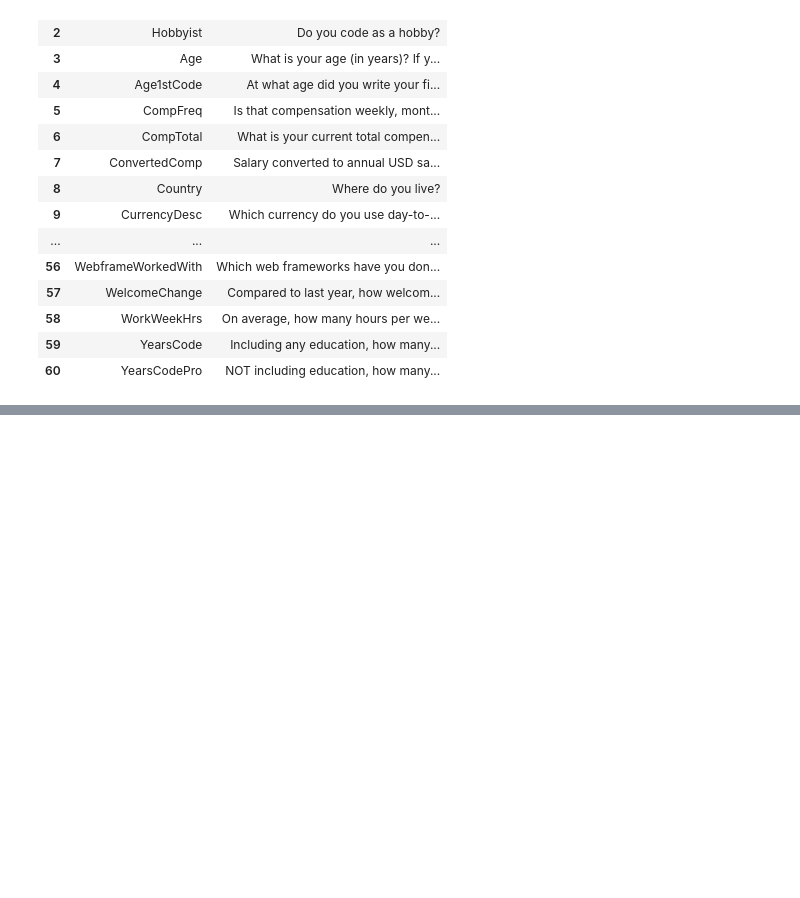
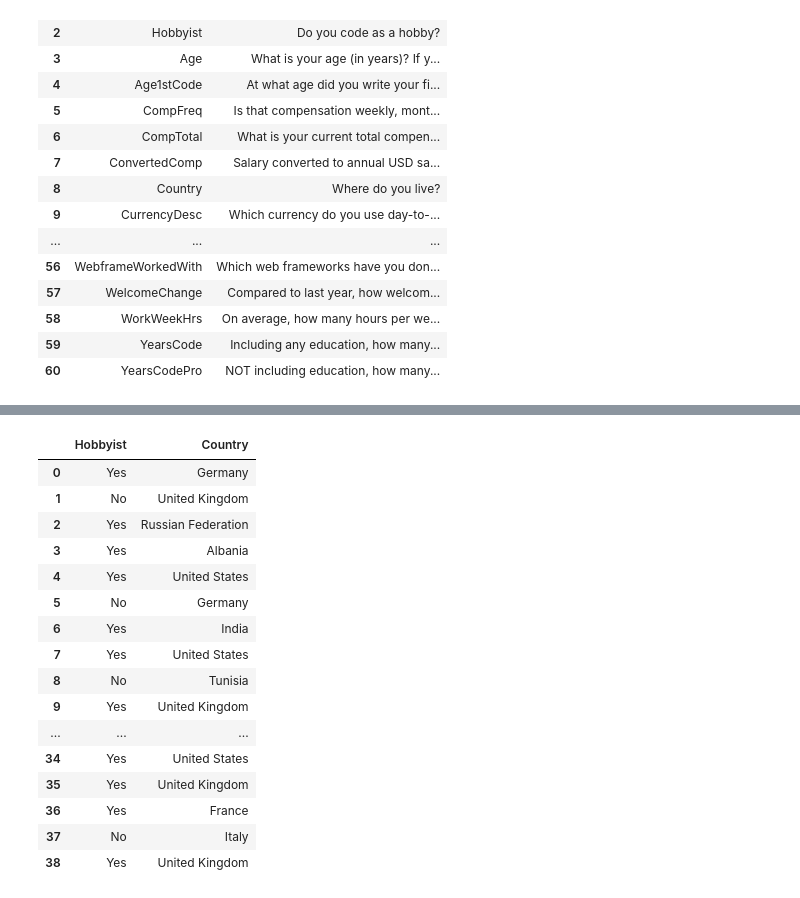
Before and after one commit to JefersonMelo/22-Banco, a Jupyter notebook: 03-Pandas/panda.ipynb, the cells around one changed output, grey strips where cells are left out. Saved outputs shown, nothing was run; the diff lists cells and outputs as text; code cells hidden in the pictures; blank space fills up the shorter version.

```diff
--- a/03-Pandas/panda.ipynb
+++ b/03-Pandas/panda.ipynb
@@ -62,0 +162,20 @@ schema_df
+# %%
+df.loc[0:38, ['Hobbyist', 'Country']]
+# %% [output]
+|  | Hobbyist | Country |
+| 0 | Yes | Germany |
+| 1 | No | United Kingdom |
+| 2 | Yes | Russian Federation |
+| 3 | Yes | Albania |
+| 4 | Yes | United States |
+| 5 | No | Germany |
+| 6 | Yes | India |
+| 7 | Yes | United States |
+| 8 | No | Tunisia |
+| 9 | Yes | United Kingdom |
+| ... | ... | ... |
+| 34 | Yes | United States |
+| 35 | Yes | United Kingdom |
+| 36 | Yes | France |
+| 37 | No | Italy |
+| 38 | Yes | United Kingdom |
```
Also changed, not shown: parts of 22 cells of this notebook, 1 other file.
